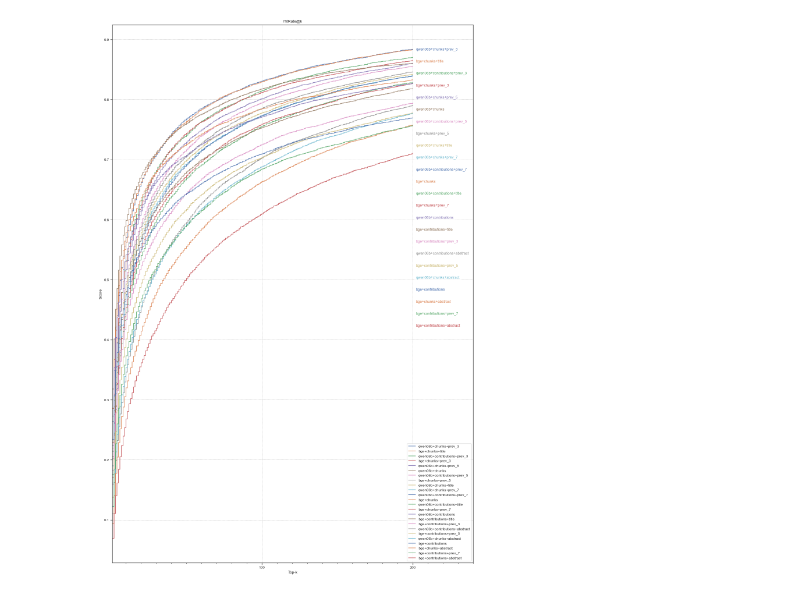
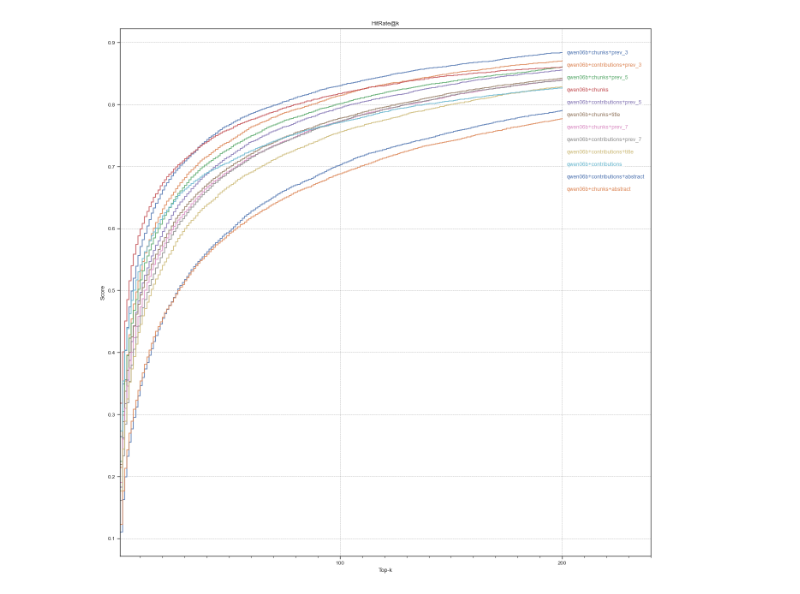
Before and after one commit to benjaminb/citeline, a Jupyter notebook: plot_results.ipynb, the cells around one changed output. Drawn from its saved outputs; the diff is of its cells as text; code cells hidden in the pictures.

Commit message:
compiling query expansion results

```diff
--- a/plot_results.ipynb
+++ b/plot_results.ipynb
@@ -7,8 +7,8 @@ import json
 import os
 from pprint import pprint
 # %%
-results_base = "experiments/results/"
-results_dir = "query_expansions"
+results_base = "experiments/"
+results_dir = "qwen06_results"
 path = results_base + results_dir
 
 # Get every .json file in every subdir
@@ -130,6 +118,6 @@ plt.close()
 # %%
 k_values = range(1, 201)
-plt.figure(figsize=(16, 24))
+plt.figure(figsize=(16, 16))
 ax = plt.gca()
 ax.set_axisbelow(True)
 ax.grid(which="major", linestyle="--", linewidth=0.6, color="gray", alpha=0.6)
@@ -171,32 +159,36 @@ adjusted_ys = [min(1.0, max(0.0, y)) for y in adjusted_ys]
 
 # plot lines and place labels at adjusted positions
 for it, y_label in zip(items, adjusted_ys):
     label = it["label"]
     hitrates_trunc = it["hitrates"]
     (line,) = plt.plot(k_values, hitrates_trunc, drawstyle="steps-post", linestyle="-", lw=1.5, alpha=0.8, label=label)
     lines.append((line, label, hitrates_trunc))
     # label slightly to the right of k=200
     plt.text(
         label_x + 2,
         y_label,
         label,
         color=line.get_color(),
         va="center",
         ha="left",
         fontsize=9,
         bbox=dict(facecolor="white", alpha=0.6, edgecolor="none"),
     )
 
 plt.xlim(1, label_x + 40)  # give room for labels to the right
 plt.xlabel("Top-k")
 plt.ylabel("Score")
 plt.title("HitRate@k")
-plt.legend()  # optional
+# Build legend sorted by score at k=200 (descending)
+sorted_lines = sorted(lines, key=lambda t: t[2][-1], reverse=True)
+handles = [t[0] for t in sorted_lines]
+labels = [t[1] for t in sorted_lines]
+# plt.legend(handles=handles, labels=labels)
 plt.grid(True)
 plt.gca().xaxis.set_major_locator(MultipleLocator(100))
 plt.gca().xaxis.set_minor_locator(MultipleLocator(10))
 plt.savefig(f"{results_dir}_k200.png")
 plt.show()
 plt.close()
 # %% [output]
-[figure, old version]
+[figure, new version]
```
Also changed, not shown: parts of 4 cells of this notebook, 28 other files.
